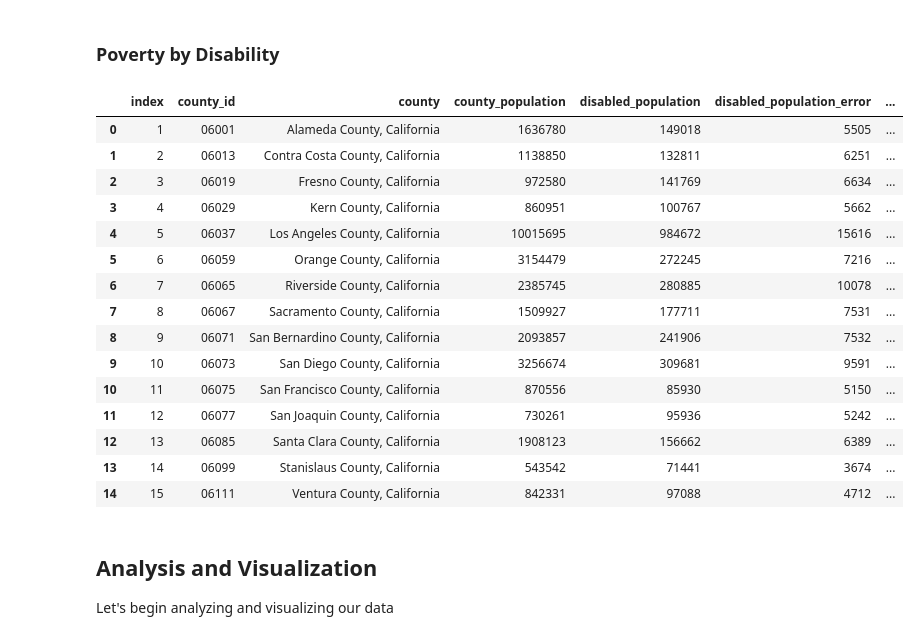
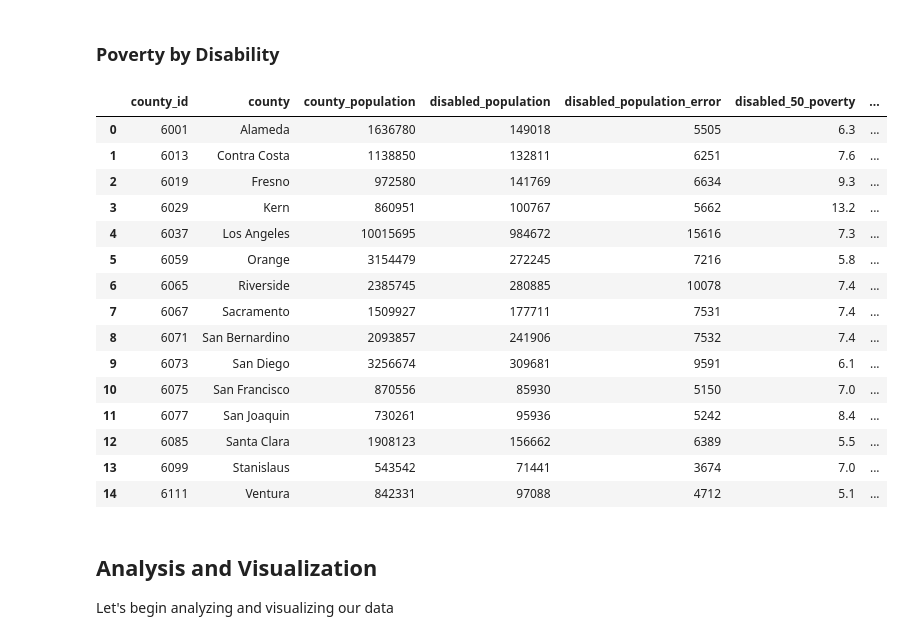
Before and after one commit to NWhite-7/Practice, a Jupyter notebook: ACS_CA_2017_analysis.ipynb, the cells around one changed output. Cells and saved outputs as stored; diff of their text form; code cells hidden in the pictures.

```diff
--- a/ACS_CA_2017_analysis.ipynb
+++ b/ACS_CA_2017_analysis.ipynb
@@ -106,25 +117,24 @@ data_sex
 # %%
 data_disability = data[['GEO.id2', 'GEO.display-label', 'HC01_EST_VC01', 'HC01_EST_VC44', 'HC01_MOE_VC44', 'HC02_EST_VC44', 'HC02_MOE_VC44', 'HC03_EST_VC44', 'HC03_MOE_VC44', 'HC04_EST_VC44', 'HC04_MOE_VC44']]
 data_disability.columns = ['county_id', 'county', 'county_population', 'disabled_population', 'disabled_population_error', 'disabled_50_poverty', 'disabled_50_poverty_error', 'disabled_100_poverty', 'disabled_100_poverty_error', 'disabled_125_poverty', 'disabled_125_poverty_error']
-data_disability = data_disability[data_disability.county_id != 'Id2'].reset_index()
 data_disability
 # %% [output]
-|  | index | county_id | county | county_population | disabled_population | disabled_population_error | ... |
-| 0 | 1 | 06001 | Alameda County, California | 1636780 | 149018 | 5505 | ... |
-| 1 | 2 | 06013 | Contra Costa County, California | 1138850 | 132811 | 6251 | ... |
-| 2 | 3 | 06019 | Fresno County, California | 972580 | 141769 | 6634 | ... |
-| 3 | 4 | 06029 | Kern County, California | 860951 | 100767 | 5662 | ... |
-| 4 | 5 | 06037 | Los Angeles County, California | 10015695 | 984672 | 15616 | ... |
-| 5 | 6 | 06059 | Orange County, California | 3154479 | 272245 | 7216 | ... |
-| 6 | 7 | 06065 | Riverside County, California | 2385745 | 280885 | 10078 | ... |
-| 7 | 8 | 06067 | Sacramento County, California | 1509927 | 177711 | 7531 | ... |
-| 8 | 9 | 06071 | San Bernardino County, California | 2093857 | 241906 | 7532 | ... |
-| 9 | 10 | 06073 | San Diego County, California | 3256674 | 309681 | 9591 | ... |
-| 10 | 11 | 06075 | San Francisco County, California | 870556 | 85930 | 5150 | ... |
-| 11 | 12 | 06077 | San Joaquin County, California | 730261 | 95936 | 5242 | ... |
-| 12 | 13 | 06085 | Santa Clara County, California | 1908123 | 156662 | 6389 | ... |
-| 13 | 14 | 06099 | Stanislaus County, California | 543542 | 71441 | 3674 | ... |
-| 14 | 15 | 06111 | Ventura County, California | 842331 | 97088 | 4712 | ... |
+|  | county_id | county | county_population | disabled_population | disabled_population_error | disabled_50_poverty | ... |
+| 0 | 6001 | Alameda | 1636780 | 149018 | 5505 | 6.3 | ... |
+| 1 | 6013 | Contra Costa | 1138850 | 132811 | 6251 | 7.6 | ... |
+| 2 | 6019 | Fresno | 972580 | 141769 | 6634 | 9.3 | ... |
+| 3 | 6029 | Kern | 860951 | 100767 | 5662 | 13.2 | ... |
+| 4 | 6037 | Los Angeles | 10015695 | 984672 | 15616 | 7.3 | ... |
+| 5 | 6059 | Orange | 3154479 | 272245 | 7216 | 5.8 | ... |
+| 6 | 6065 | Riverside | 2385745 | 280885 | 10078 | 7.4 | ... |
+| 7 | 6067 | Sacramento | 1509927 | 177711 | 7531 | 7.4 | ... |
+| 8 | 6071 | San Bernardino | 2093857 | 241906 | 7532 | 7.4 | ... |
+| 9 | 6073 | San Diego | 3256674 | 309681 | 9591 | 6.1 | ... |
+| 10 | 6075 | San Francisco | 870556 | 85930 | 5150 | 7.0 | ... |
+| 11 | 6077 | San Joaquin | 730261 | 95936 | 5242 | 8.4 | ... |
+| 12 | 6085 | Santa Clara | 1908123 | 156662 | 6389 | 5.5 | ... |
+| 13 | 6099 | Stanislaus | 543542 | 71441 | 3674 | 7.0 | ... |
+| 14 | 6111 | Ventura | 842331 | 97088 | 4712 | 5.1 | ... |
 # %% [markdown]
 ## Analysis and Visualization
 
```
Also changed, not shown: parts of 5 cells of this notebook.
